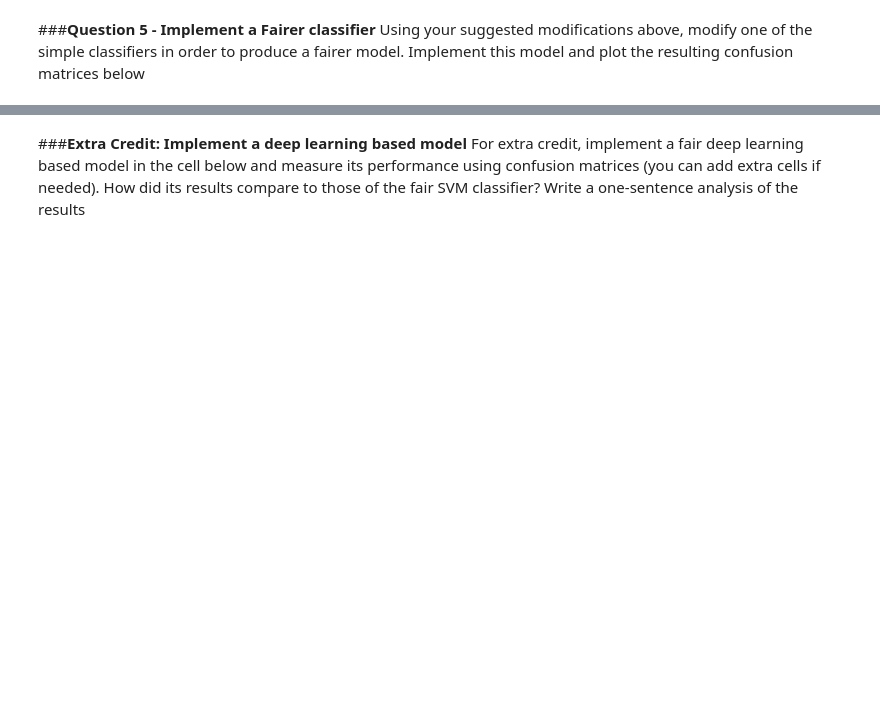
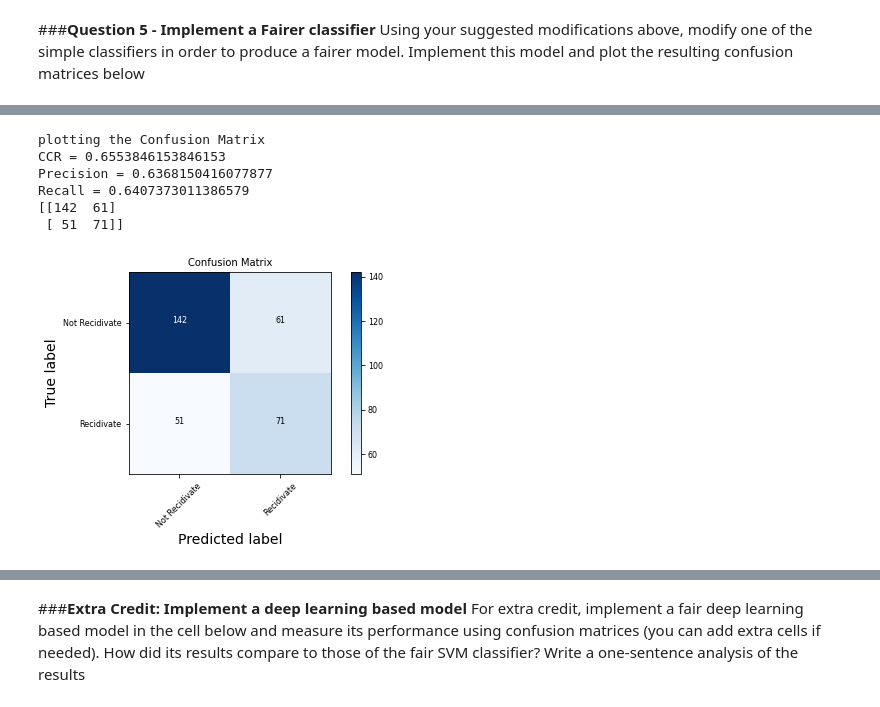
Before and after one commit to mkdatz/AI_Ethics, a Jupyter notebook: Homework1.ipynb, the cells around one changed output, grey strips where cells are left out. Saved outputs shown, nothing was run; the diff lists cells and outputs as text; code cells hidden in the pictures; blank space fills up the shorter version.

```diff
--- a/Homework1.ipynb
+++ b/Homework1.ipynb
@@ -870,0 +955,11 @@ Using your suggested modifications above, modify one of the simple classifiers i
+# %%
+female_prediction = svm_classifier.predict(female_samples)
+plot_conf_matrix(female_samples_label.to_numpy().ravel(), female_prediction, class_names=['Not Recidivate', 'Recidivate'])
+# %% [output]
+plotting the Confusion Matrix
+CCR = 0.6553846153846153
+Precision = 0.6368150416077877
+Recall = 0.6407373011386579
+[[142  61]
+ [ 51  71]]
+[figure, added]
```
Also changed, not shown: parts of 14 cells of this notebook.
